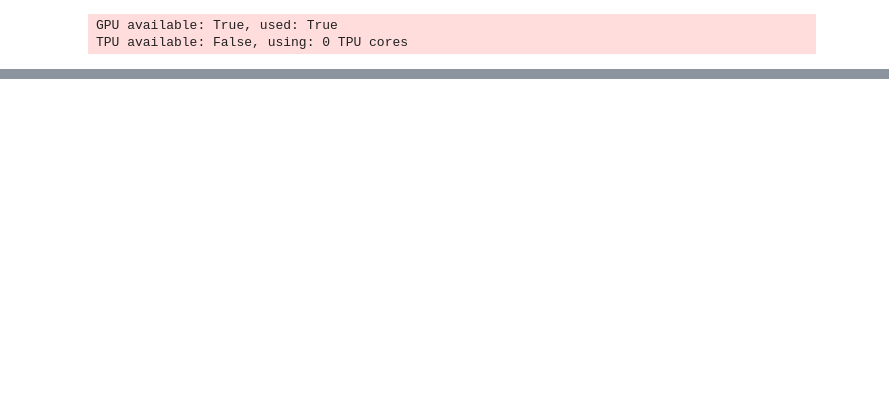
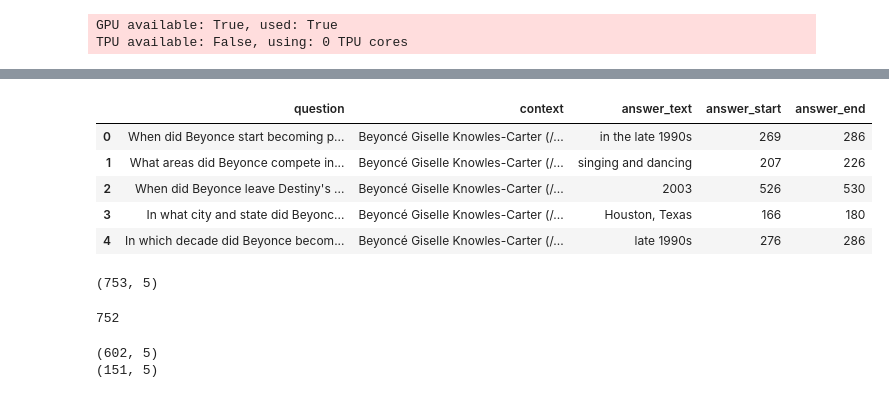
Before and after one commit to elite7358/Question-answering-project, a Jupyter notebook: BioASQ.ipynb, the cells around one changed output, grey strips where cells are left out. Cells and saved outputs as stored; diff of their text form; code cells hidden in the pictures; blank space fills up the shorter version.

```diff
--- a/BioASQ.ipynb
+++ b/BioASQ.ipynb
@@ -522,0 +590,18 @@ generate_answer(sample_question)
+# %%
+df_squad2 = extract_questions_and_answers(Path("squad/train-v2.0.json"))
+df_squad2.head()
+# %% [output]
+|  | question | context | answer_text | answer_start | answer_end |
+| 0 | When did Beyonce start becoming p... | Beyoncé Giselle Knowles-Carter (/... | in the late 1990s | 269 | 286 |
+| 1 | What areas did Beyonce compete in... | Beyoncé Giselle Knowles-Carter (/... | singing and dancing | 207 | 226 |
+| 2 | When did Beyonce leave Destiny's ... | Beyoncé Giselle Knowles-Carter (/... | 2003 | 526 | 530 |
+| 3 | In what city and state did Beyonc... | Beyoncé Giselle Knowles-Carter (/... | Houston, Texas | 166 | 180 |
+| 4 | In which decade did Beyonce becom... | Beyoncé Giselle Knowles-Carter (/... | late 1990s | 276 | 286 |
+# %%
+df_squad2.shape
+# %% [output]
+(753, 5)
+# %%
+len(df_squad2.question.unique())
+# %% [output]
+752
@@ -522,0 +610,6 @@ generate_answer(sample_question)
+# %%
+print(squad2_train_df.shape)
+print(squad2_val_df.shape)
+# %% [output]
+(602, 5)
+(151, 5)
```
Also changed, not shown: parts of 64 cells of this notebook.
